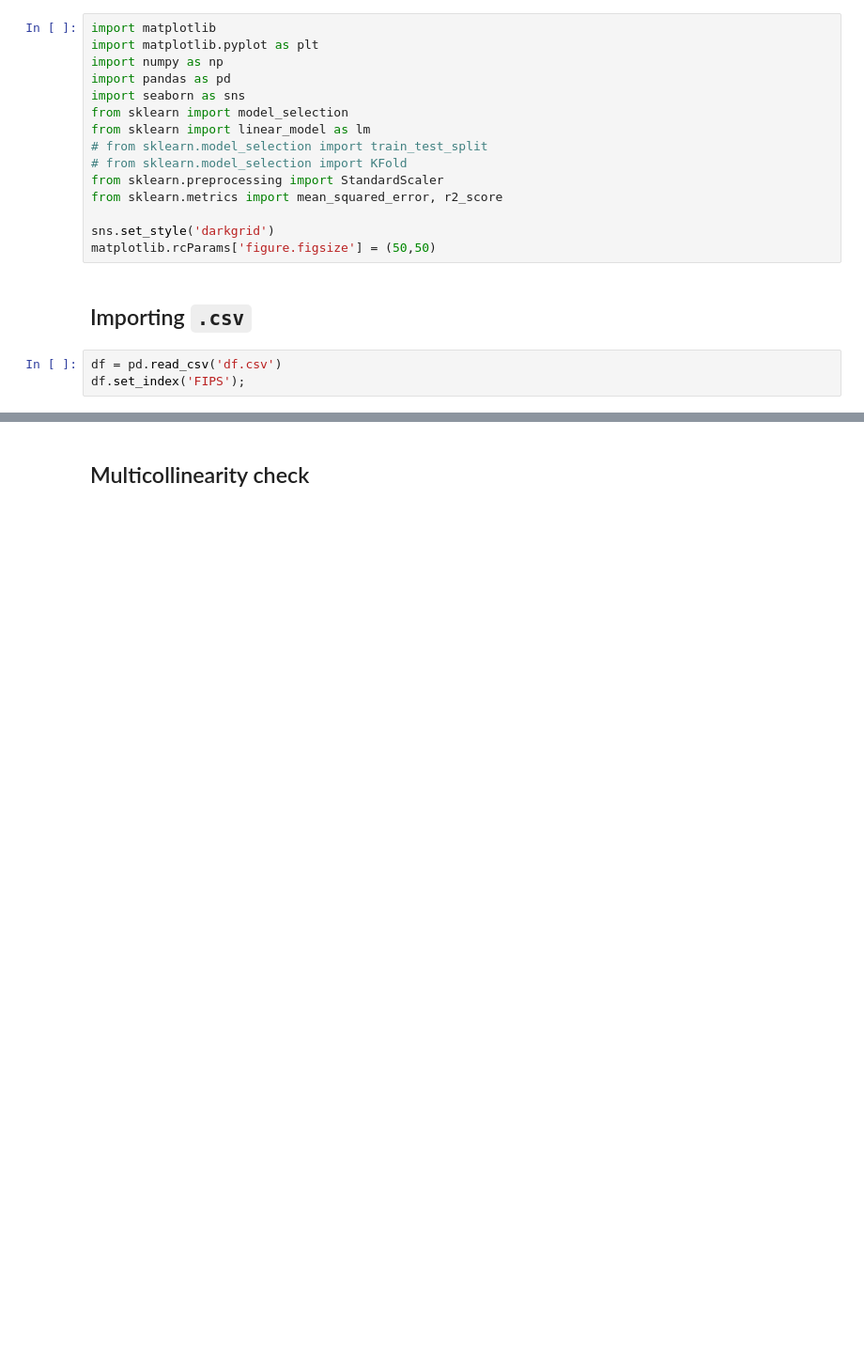
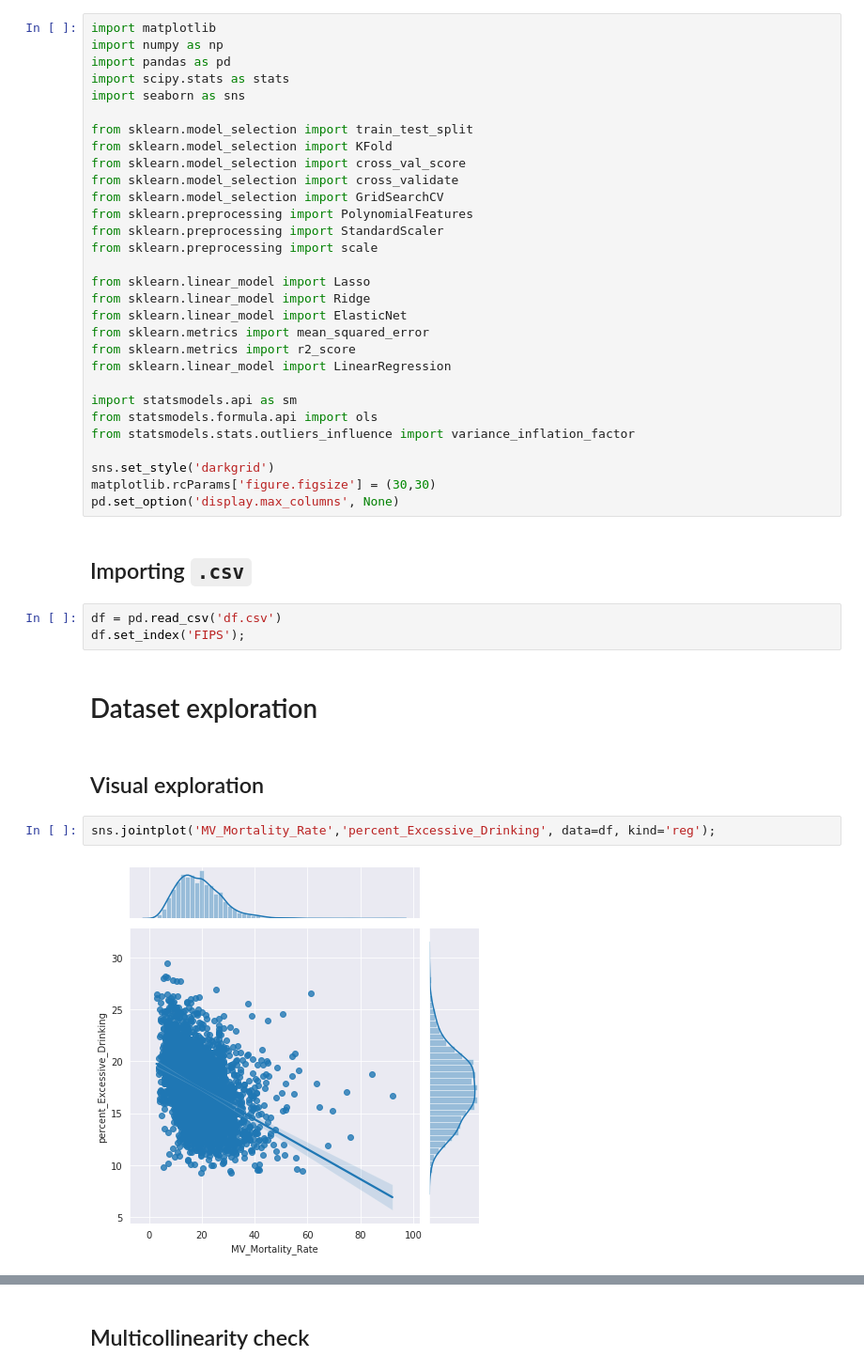
Before and after one commit to aghilissen/Mod_4_Project, a Jupyter notebook: AG.ipynb, the cells around one changed output, grey strips where cells are left out. Shown at 94% size. Drawn from its saved outputs; the diff is of its cells as text; blank space fills up the shorter version.

```diff
--- a/AG.ipynb
+++ b/AG.ipynb
@@ -1,20 +1,43 @@
 # %%
 import matplotlib
-import matplotlib.pyplot as plt
 import numpy as np
 import pandas as pd
+import scipy.stats as stats
 import seaborn as sns
-from sklearn import model_selection
-from sklearn import linear_model as lm
-# from sklearn.model_selection import train_test_split
-# from sklearn.model_selection import KFold
+
+from sklearn.model_selection import train_test_split
+from sklearn.model_selection import KFold
+from sklearn.model_selection import cross_val_score
+from sklearn.model_selection import cross_validate
+from sklearn.model_selection import GridSearchCV
+from sklearn.preprocessing import PolynomialFeatures
 from sklearn.preprocessing import StandardScaler
-from sklearn.metrics import mean_squared_error, r2_score
+from sklearn.preprocessing import scale
+
+from sklearn.linear_model import Lasso
+from sklearn.linear_model import Ridge
+from sklearn.linear_model import ElasticNet
+from sklearn.metrics import mean_squared_error
+from sklearn.metrics import r2_score
+from sklearn.linear_model import LinearRegression
+
+import statsmodels.api as sm
+from statsmodels.formula.api import ols
+from statsmodels.stats.outliers_influence import variance_inflation_factor
 
 sns.set_style('darkgrid')
-matplotlib.rcParams['figure.figsize'] = (50,50)
+matplotlib.rcParams['figure.figsize'] = (30,30)
+pd.set_option('display.max_columns', None)
 # %% [markdown]
 ## Importing `.csv`
 # %%
 df = pd.read_csv('df.csv')
 df.set_index('FIPS');
+# %% [markdown]
+# Dataset exploration
+# %% [markdown]
+## Visual exploration
+# %%
+sns.jointplot('MV_Mortality_Rate','percent_Excessive_Drinking', data=df, kind='reg');
+# %% [output]
+[figure, added]
```
Also changed, not shown: parts of 39 cells of this notebook.
